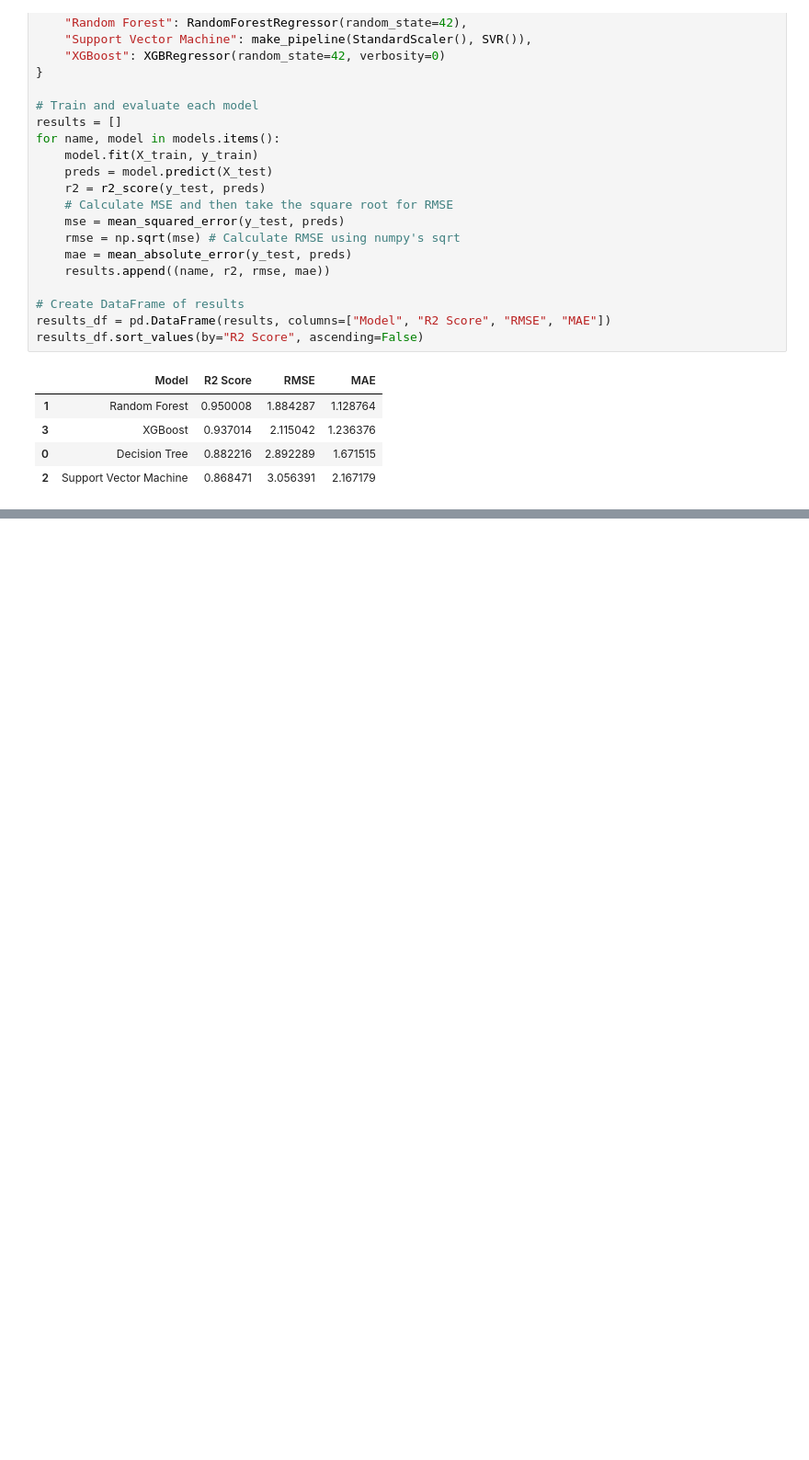
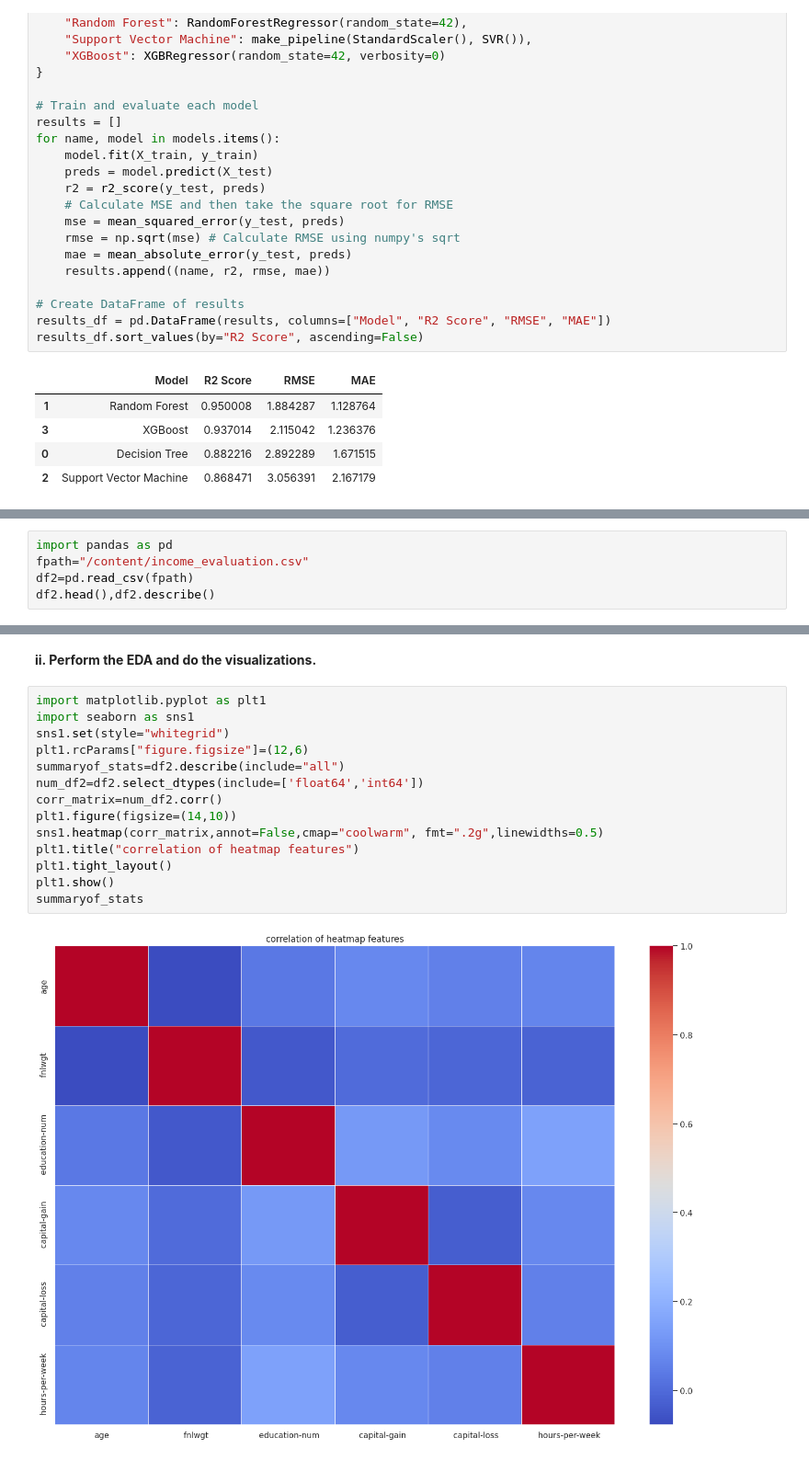
Before and after one commit to Piramu-Mahalingam/DS-Course-Assignment-1, a Jupyter notebook: Piramu_M_Assignment_Supervised_ML.ipynb, the cells around one changed output, grey strips where cells are left out. Shown at 92% size. Cells and saved outputs as stored; diff of their text form; blank space fills up the shorter version.

```diff
--- a/Piramu_M_Assignment_Supervised_ML.ipynb
+++ b/Piramu_M_Assignment_Supervised_ML.ipynb
@@ -292,0 +295,5 @@ results_df.sort_values(by="R2 Score", ascending=False)
+# %%
+import pandas as pd
+fpath="/content/income_evaluation.csv"
+df2=pd.read_csv(fpath)
+df2.head(),df2.describe()
@@ -292,0 +318,18 @@ results_df.sort_values(by="R2 Score", ascending=False)
+# %% [markdown]
+**ii.	Perform the EDA and do the visualizations.**
+# %%
+import matplotlib.pyplot as plt1
+import seaborn as sns1
+sns1.set(style="whitegrid")
+plt1.rcParams["figure.figsize"]=(12,6)
+summaryof_stats=df2.describe(include="all")
+num_df2=df2.select_dtypes(include=['float64','int64'])
+corr_matrix=num_df2.corr()
+plt1.figure(figsize=(14,10))
+sns1.heatmap(corr_matrix,annot=False,cmap="coolwarm", fmt=".2g",linewidths=0.5)
+plt1.title("correlation of heatmap features")
+plt1.tight_layout()
+plt1.show()
+summaryof_stats
+# %% [output]
+[figure, added]
```
Also changed, not shown: parts of 9 cells of this notebook.
